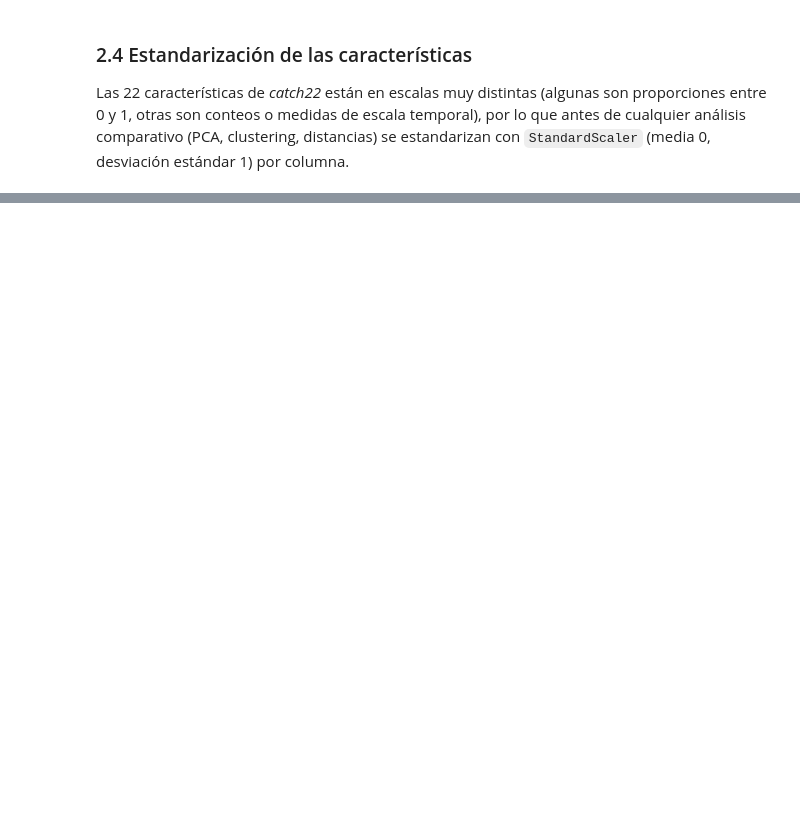
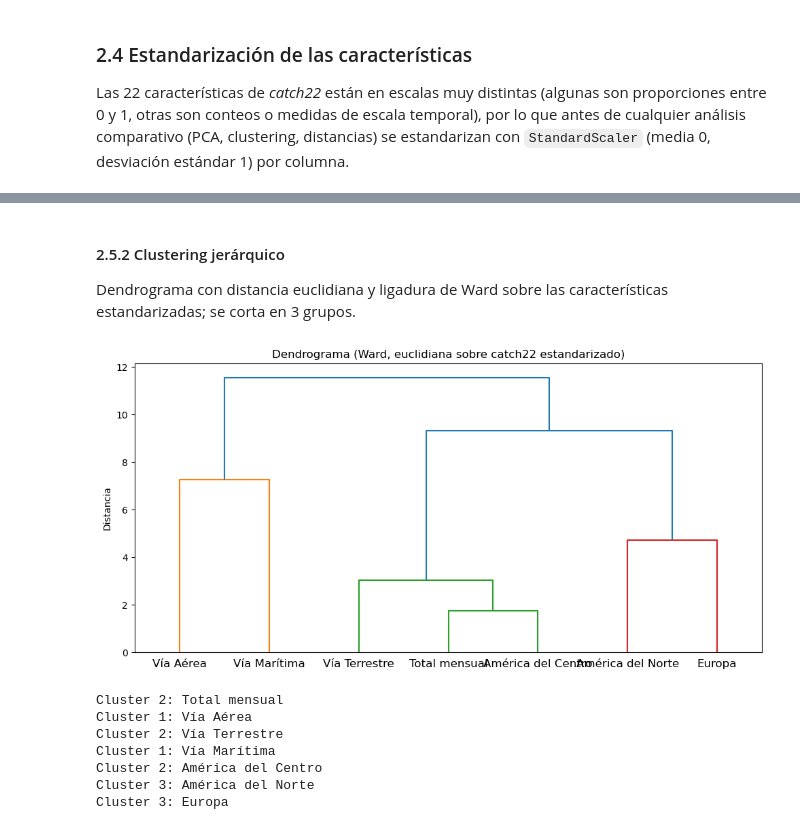
Before and after one commit to Ikeel04/Labs-DS, a Jupyter notebook: Lab2/Laboratorio2_LSTM.ipynb, the cells around one changed output, grey strips where cells are left out. Cells and saved outputs as stored; diff of their text form; code cells hidden in the pictures; blank space fills up the shorter version.

```diff
--- a/Lab2/Laboratorio2_LSTM.ipynb
+++ b/Lab2/Laboratorio2_LSTM.ipynb
@@ -597,0 +733,28 @@ std                 1.08  ...                         1.08
+# %% [markdown]
+#### 2.5.2 Clustering jerárquico
+
+Dendrograma con distancia euclidiana y ligadura de Ward sobre las características estandarizadas; se corta en 3 grupos.
+# %%
+from scipy.cluster.hierarchy import linkage, dendrogram, fcluster
+
+Z = linkage(catch22_std, method="ward", metric="euclidean")
+
+plt.figure(figsize=(10, 5))
+dendrogram(Z, labels=catch22_std.index.tolist())
+plt.title("Dendrograma (Ward, euclidiana sobre catch22 estandarizado)")
+plt.ylabel("Distancia")
+plt.tight_layout()
+plt.show()
+
+clusters = fcluster(Z, t=3, criterion="maxclust")
+for nombre, c in zip(catch22_std.index, clusters):
+    print(f"Cluster {c}: {nombre}")
+# %% [output]
+[figure, added]
+Cluster 2: Total mensual
+Cluster 1: Vía Aérea
+Cluster 2: Vía Terrestre
+Cluster 1: Vía Marítima
+Cluster 2: América del Centro
+Cluster 3: América del Norte
+Cluster 3: Europa
```
Also changed, not shown: parts of 20 cells of this notebook.
